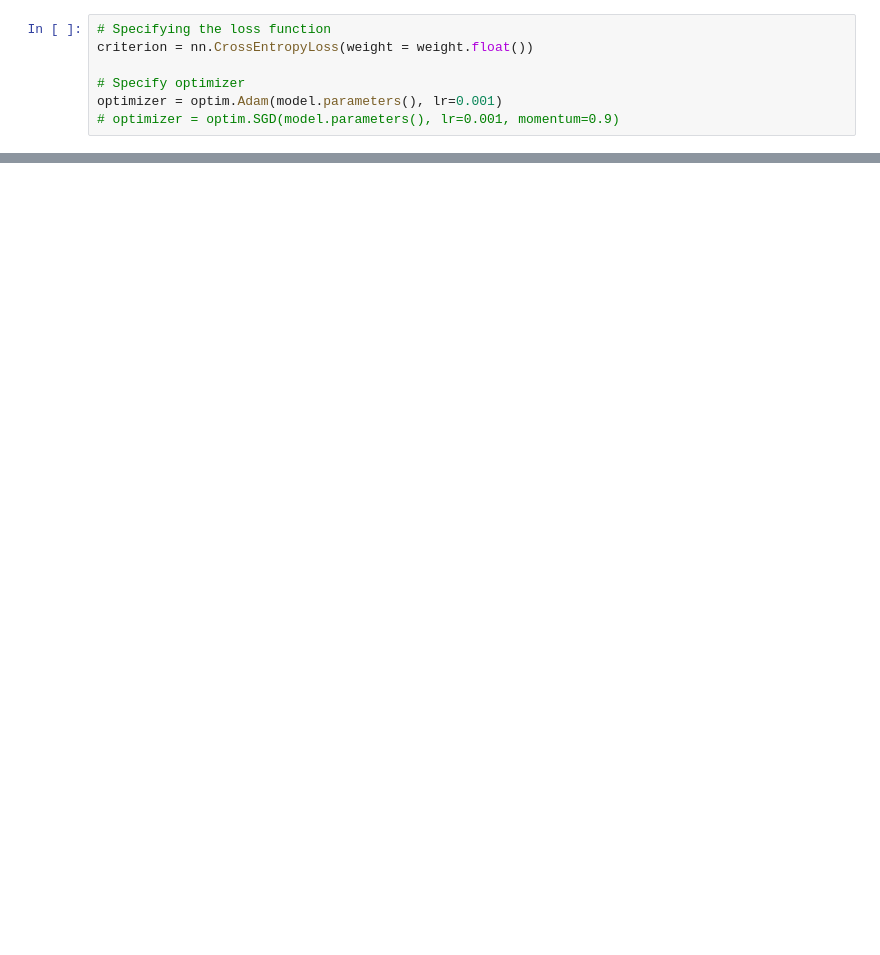
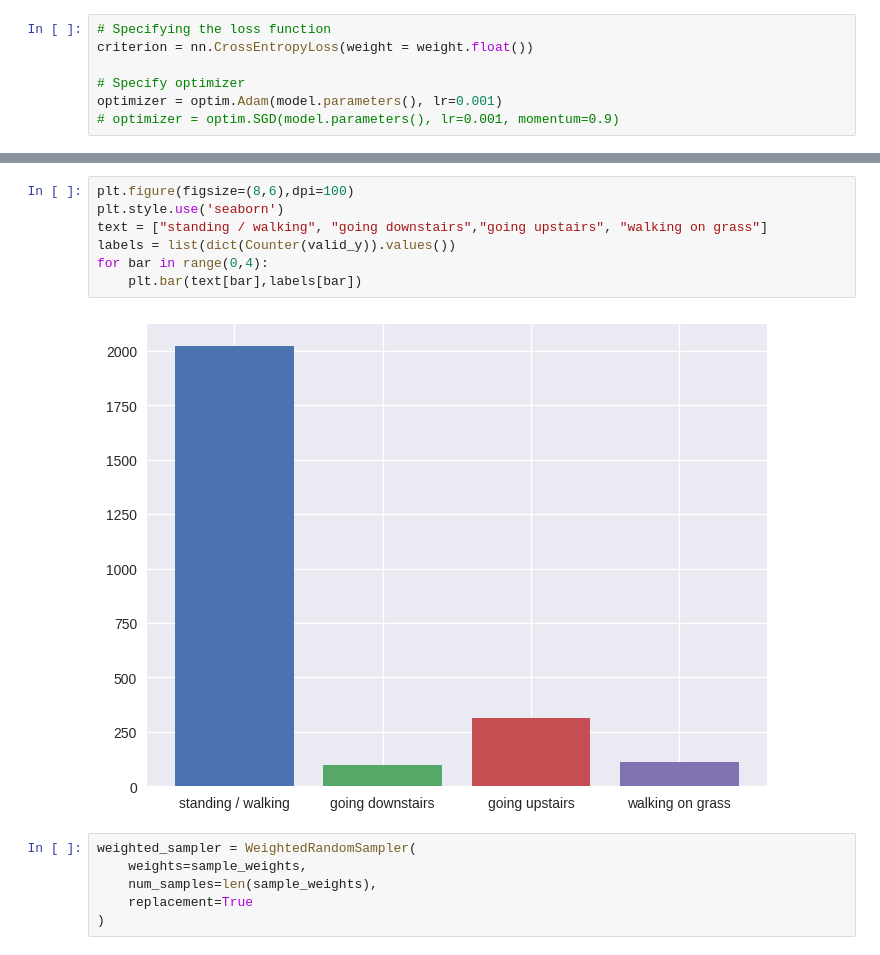
Before and after one commit to srujanponnur/terrain_prediction, a Jupyter notebook: CNN_window.ipynb, the cells around one changed output, grey strips where cells are left out. Drawn from its saved outputs; the diff is of its cells as text; blank space fills up the shorter version.

```diff
--- a/CNN_window.ipynb
+++ b/CNN_window.ipynb
@@ -181,0 +335,15 @@ optimizer = optim.Adam(model.parameters(), lr=0.001)
+# %%
+plt.figure(figsize=(8,6),dpi=100)
+plt.style.use('seaborn')
+text = ["standing / walking", "going downstairs","going upstairs", "walking on grass"]
+labels = list(dict(Counter(valid_y)).values())
+for bar in range(0,4):
+    plt.bar(text[bar],labels[bar])
+# %% [output]
+[figure, added]
+# %%
+weighted_sampler = WeightedRandomSampler(
+    weights=sample_weights,
+    num_samples=len(sample_weights),
+    replacement=True
+)
```
Also changed, not shown: parts of 44 cells of this notebook, 13 other files.
